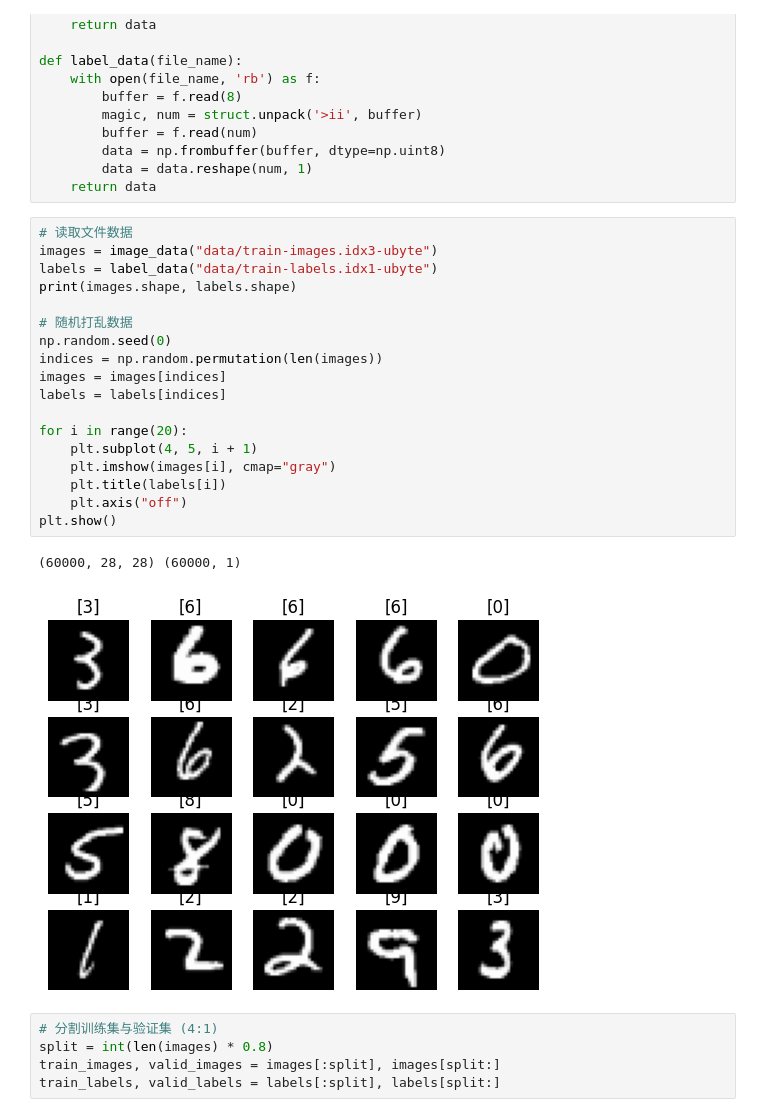
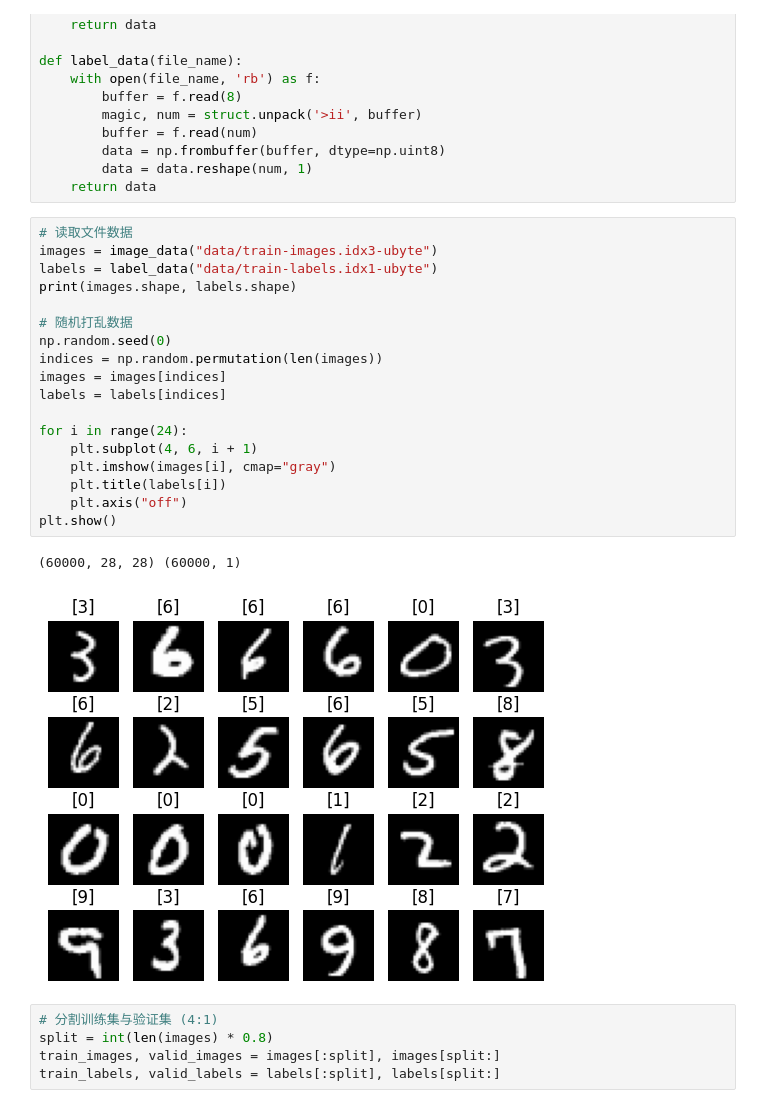
Before and after one commit to Invisiphantom/Python-Table, a Jupyter notebook: img.ipynb, the cells around one changed output. Drawn from its saved outputs; the diff is of its cells as text.

```diff
--- a/img.ipynb
+++ b/img.ipynb
@@ -26,24 +26,24 @@ def label_data(file_name):
 # %%
 # 读取文件数据
 images = image_data("data/train-images.idx3-ubyte")
 labels = label_data("data/train-labels.idx1-ubyte")
 print(images.shape, labels.shape)
 
 # 随机打乱数据
 np.random.seed(0)
 indices = np.random.permutation(len(images))
 images = images[indices]
 labels = labels[indices]
 
-for i in range(20):
-    plt.subplot(4, 5, i + 1)
+for i in range(24):
+    plt.subplot(4, 6, i + 1)
     plt.imshow(images[i], cmap="gray")
     plt.title(labels[i])
     plt.axis("off")
 plt.show()
 # %% [output]
 (60000, 28, 28) (60000, 1)
-[figure, old version]
+[figure, new version]
 # %%
 # 分割训练集与验证集 (4:1)
 split = int(len(images) * 0.8)
```
Also changed, not shown: parts of 3 cells of this notebook, 4 other files.
